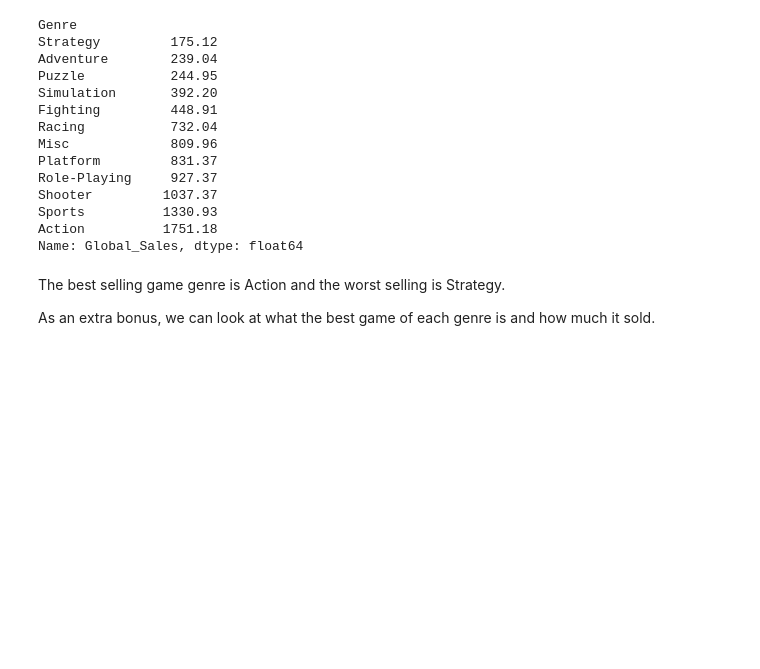
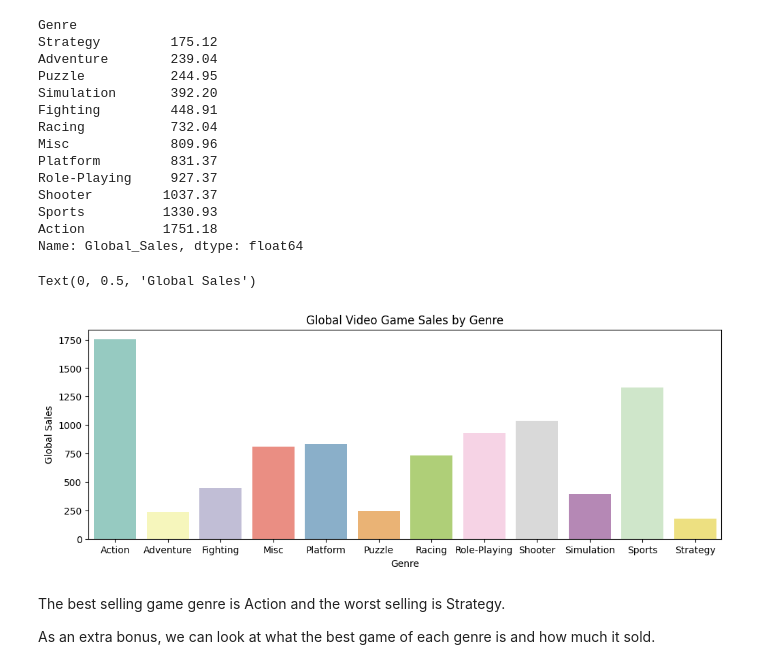
Before and after one commit to nstanfield/Video-Game-Sales-Analysis, a Jupyter notebook: Game_Sales_Analysis.ipynb, the cells around one changed output. Drawn from its saved outputs; the diff is of its cells as text; code cells hidden in the pictures; blank space fills up the shorter version.

```diff
--- a/Game_Sales_Analysis.ipynb
+++ b/Game_Sales_Analysis.ipynb
@@ -302,6 +302,15 @@ Shooter         1037.37
 Sports          1330.93
 Action          1751.18
 Name: Global_Sales, dtype: float64
+# %%
+plt.figure(figsize=(12,4))
+sns.barplot(x=game_sales_genre.index.to_list(), y=game_sales_genre.to_list(), palette='Set3')
+plt.title('Global Video Game Sales by Genre')
+plt.xlabel('Genre')
+plt.ylabel('Global Sales')
+# %% [output]
+Text(0, 0.5, 'Global Sales')
+[figure, added]
 # %% [markdown]
 The best selling game genre is Action and the worst selling is Strategy.
 
```
Also changed, not shown: parts of 9 cells of this notebook.
